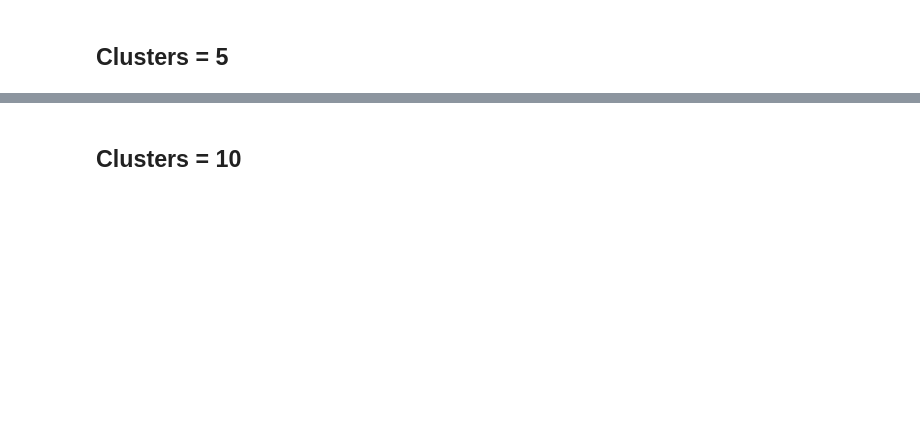
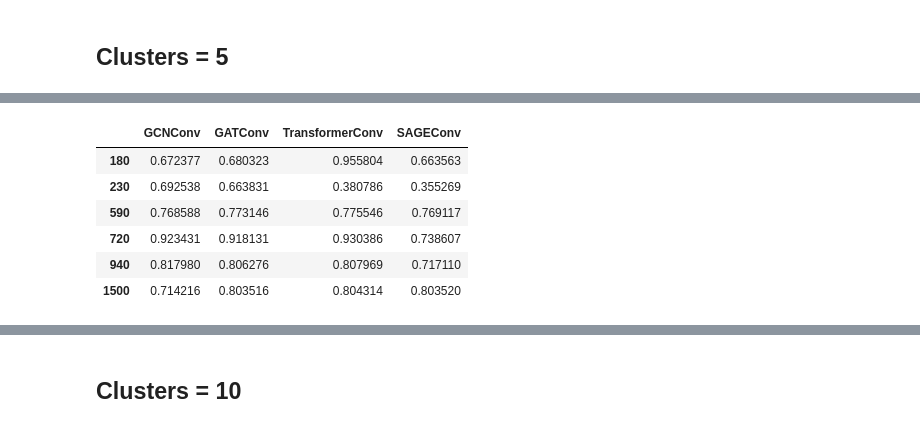
Before and after one commit to honeyshi/node_embeddings_clustering, a Jupyter notebook: Clustering.ipynb, the cells around one changed output, grey strips where cells are left out. Cells and saved outputs as stored; diff of their text form; code cells hidden in the pictures; blank space fills up the shorter version.

```diff
--- a/Clustering.ipynb
+++ b/Clustering.ipynb
@@ -540,4 +557,4 @@ fig.show()
 # %% [markdown]
 ## Clusters = 5
 # %%
-metrics_df_5, graphs_5 = evaluate_graphs_nodes_clustering(models_dict, CLUSTERS_SIZES_TEST_5, CLUSTERS_PROBS_TEST_5)
+metrics_f1_5, metrics_rand_5 = evaluate_graphs_nodes_clustering(models_dict, CLUSTERS_SIZES_TEST_5, CLUSTERS_PROBS_TEST_5)
@@ -554 +571,11 @@ metrics_df_5
+# %%
+metrics_rand_5
+# %% [output]
+|  | GCNConv | GATConv | TransformerConv | SAGEConv |
+| 180 | 0.672377 | 0.680323 | 0.955804 | 0.663563 |
+| 230 | 0.692538 | 0.663831 | 0.380786 | 0.355269 |
+| 590 | 0.768588 | 0.773146 | 0.775546 | 0.769117 |
+| 720 | 0.923431 | 0.918131 | 0.930386 | 0.738607 |
+| 940 | 0.817980 | 0.806276 | 0.807969 | 0.717110 |
+| 1500 | 0.714216 | 0.803516 | 0.804314 | 0.803520 |
 # %%
```
Also changed, not shown: parts of 40 cells of this notebook.
